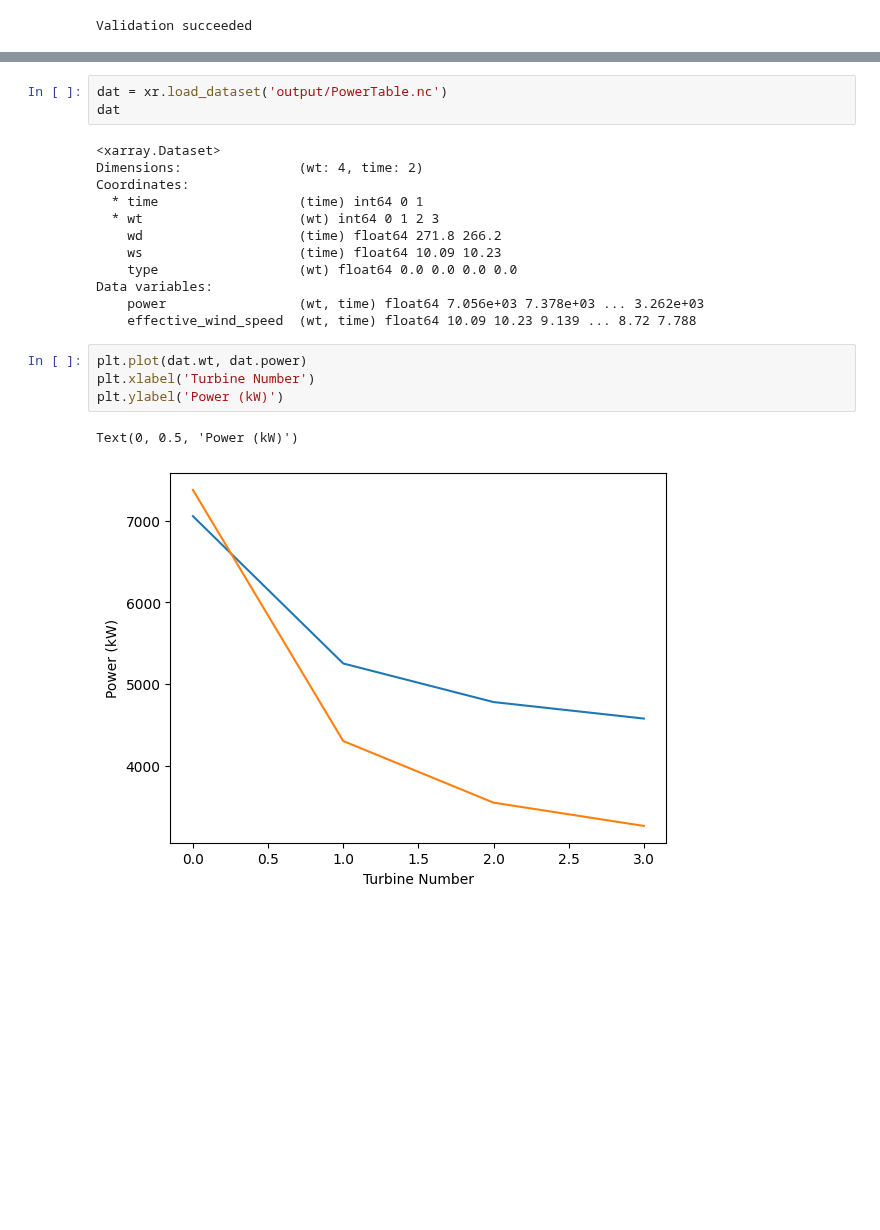
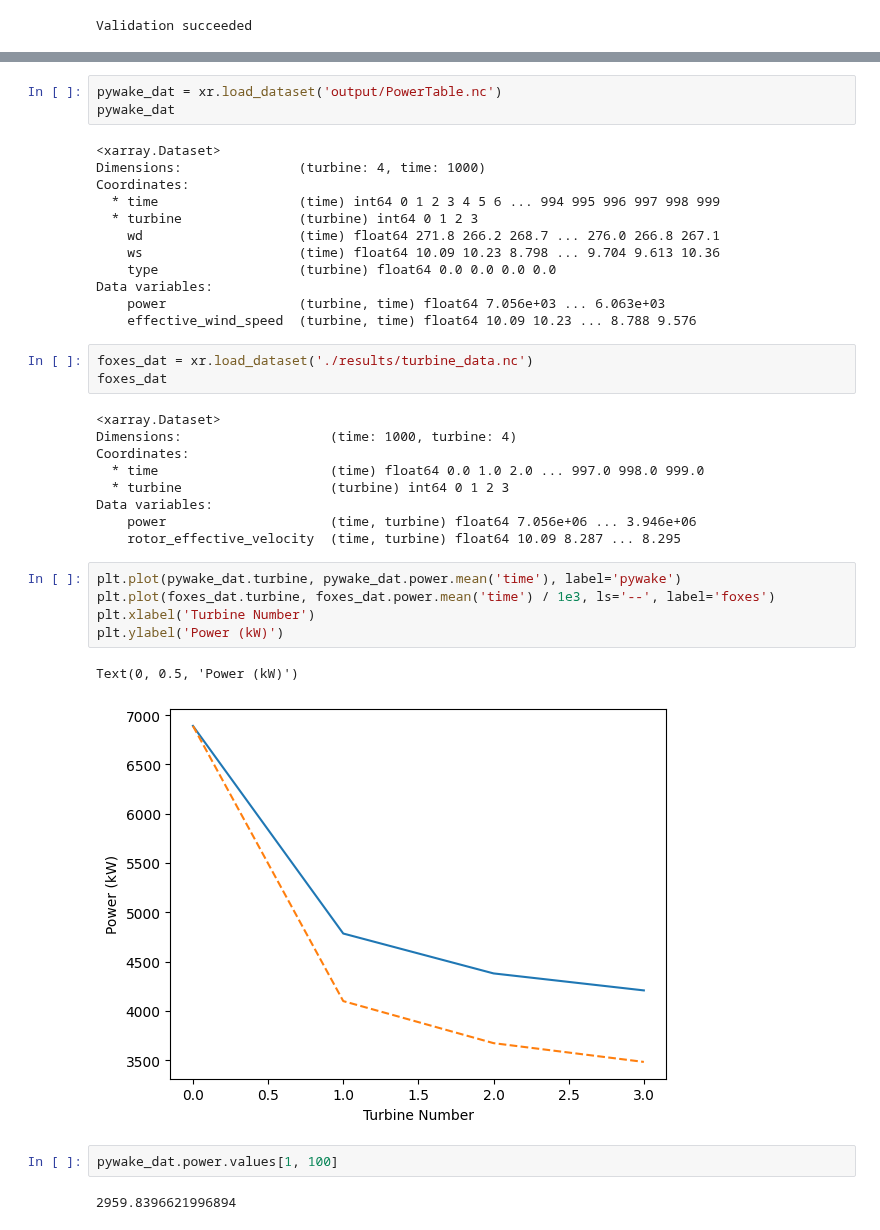
Before and after one commit to bjarketol/WIFA, a Jupyter notebook: flow_api/Simple Demonstration.ipynb, the cells around one changed output, grey strips where cells are left out. Drawn from its saved outputs; the diff is of its cells as text; blank space fills up the shorter version.

```diff
--- a/flow_api/Simple Demonstration.ipynb
+++ b/flow_api/Simple Demonstration.ipynb
@@ -57,22 +59,39 @@ array(175.87182444)
 # %%
-dat = xr.load_dataset('output/PowerTable.nc')
-dat
+pywake_dat = xr.load_dataset('output/PowerTable.nc')
+pywake_dat
 # %% [output]
 <xarray.Dataset>
-Dimensions:               (wt: 4, time: 2)
+Dimensions:               (turbine: 4, time: 1000)
 Coordinates:
-  * time                  (time) int64 0 1
-  * wt                    (wt) int64 0 1 2 3
-    wd                    (time) float64 271.8 266.2
-    ws                    (time) float64 10.09 10.23
-    type                  (wt) float64 0.0 0.0 0.0 0.0
+  * time                  (time) int64 0 1 2 3 4 5 6 ... 994 995 996 997 998 999
+  * turbine               (turbine) int64 0 1 2 3
+    wd                    (time) float64 271.8 266.2 268.7 ... 276.0 266.8 267.1
+    ws                    (time) float64 10.09 10.23 8.798 ... 9.704 9.613 10.36
+    type                  (turbine) float64 0.0 0.0 0.0 0.0
 Data variables:
-    power                 (wt, time) float64 7.056e+03 7.378e+03 ... 3.262e+03
-    effective_wind_speed  (wt, time) float64 10.09 10.23 9.139 ... 8.72 7.788
+    power                 (turbine, time) float64 7.056e+03 ... 6.063e+03
+    effective_wind_speed  (turbine, time) float64 10.09 10.23 ... 8.788 9.576
+# %%
+foxes_dat = xr.load_dataset('./results/turbine_data.nc')
+foxes_dat
+# %% [output]
+<xarray.Dataset>
+Dimensions:                   (time: 1000, turbine: 4)
+Coordinates:
+  * time                      (time) float64 0.0 1.0 2.0 ... 997.0 998.0 999.0
+  * turbine                   (turbine) int64 0 1 2 3
+Data variables:
+    power                     (time, turbine) float64 7.056e+06 ... 3.946e+06
+    rotor_effective_velocity  (time, turbine) float64 10.09 8.287 ... 8.295
 # %%
-plt.plot(dat.wt, dat.power)
+plt.plot(pywake_dat.turbine, pywake_dat.power.mean('time'), label='pywake')
+plt.plot(foxes_dat.turbine, foxes_dat.power.mean('time') / 1e3, ls='--', label='foxes')
 plt.xlabel('Turbine Number')
 plt.ylabel('Power (kW)')
 # %% [output]
 Text(0, 0.5, 'Power (kW)')
-[figure, old version]
+[figure, new version]
+# %%
+pywake_dat.power.values[1, 100]
+# %% [output]
+2959.8396621996894
```
Also changed, not shown: parts of 3 cells of this notebook.
